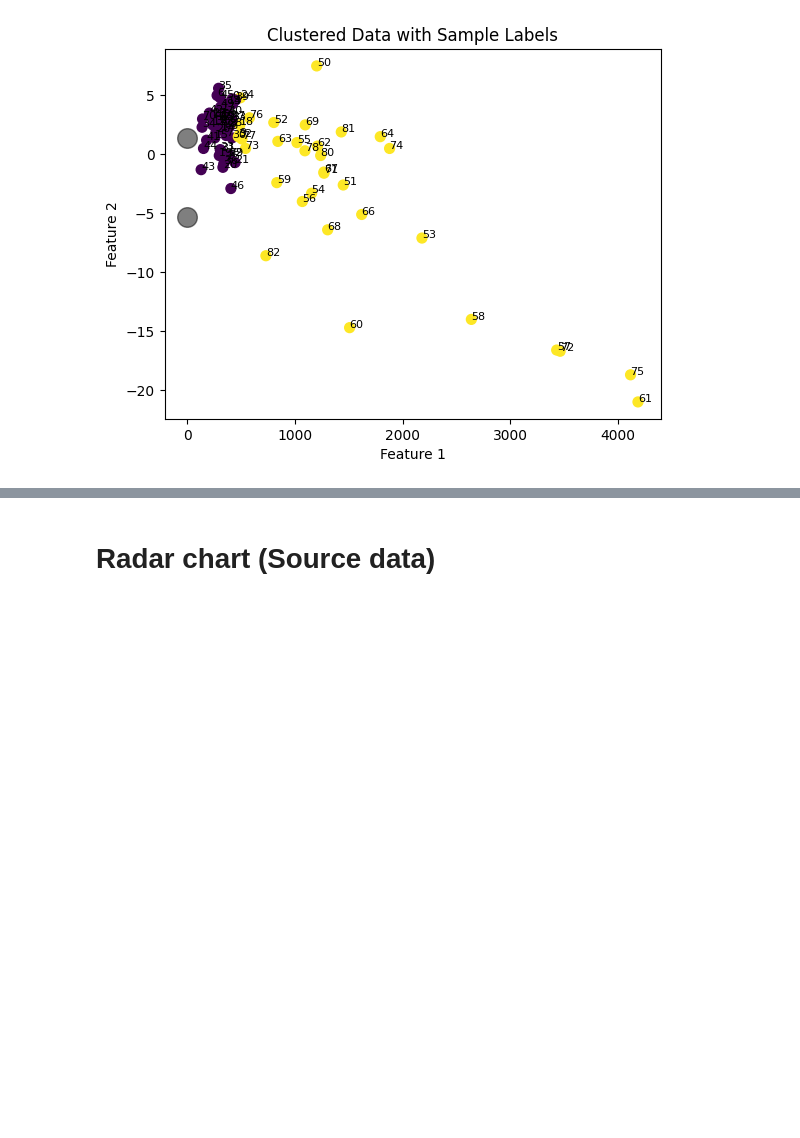
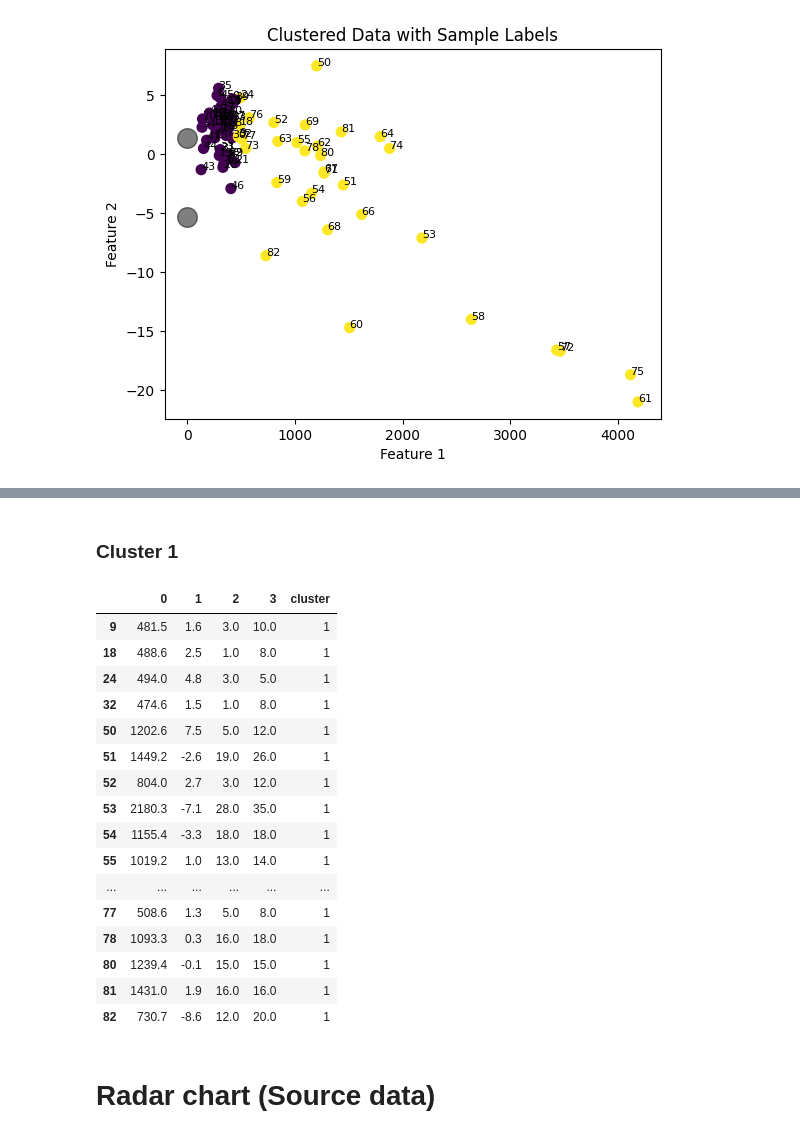
Before and after one commit to JKosciukiewicz/MLDD_Project, a Jupyter notebook: Clustering_examples.ipynb, the cells around one changed output, grey strips where cells are left out. Drawn from its saved outputs; the diff is of its cells as text; code cells hidden in the pictures; blank space fills up the shorter version.

```diff
--- a/Clustering_examples.ipynb
+++ b/Clustering_examples.ipynb
@@ -147,3 +175,27 @@ plt.show()
+# %% [markdown]
+### Cluster 1
+# %%
+cluster_1 = cluster_map[cluster_map['cluster'] == 1]
+cluster_1.to_csv('./data/kmeans_cluster_1.csv', sep=';')
+cluster_1
+# %% [output]
+|  | 0 | 1 | 2 | 3 | cluster |
+| 9 | 481.5 | 1.6 | 3.0 | 10.0 | 1 |
+| 18 | 488.6 | 2.5 | 1.0 | 8.0 | 1 |
+| 24 | 494.0 | 4.8 | 3.0 | 5.0 | 1 |
+| 32 | 474.6 | 1.5 | 1.0 | 8.0 | 1 |
+| 50 | 1202.6 | 7.5 | 5.0 | 12.0 | 1 |
+| 51 | 1449.2 | -2.6 | 19.0 | 26.0 | 1 |
+| 52 | 804.0 | 2.7 | 3.0 | 12.0 | 1 |
+| 53 | 2180.3 | -7.1 | 28.0 | 35.0 | 1 |
+| 54 | 1155.4 | -3.3 | 18.0 | 18.0 | 1 |
+| 55 | 1019.2 | 1.0 | 13.0 | 14.0 | 1 |
+| ... | ... | ... | ... | ... | ... |
+| 77 | 508.6 | 1.3 | 5.0 | 8.0 | 1 |
+| 78 | 1093.3 | 0.3 | 16.0 | 18.0 | 1 |
+| 80 | 1239.4 | -0.1 | 15.0 | 15.0 | 1 |
+| 81 | 1431.0 | 1.9 | 16.0 | 16.0 | 1 |
+| 82 | 730.7 | -8.6 | 12.0 | 20.0 | 1 |
 # %% [markdown]
 # Radar chart (Source data)
 # %%
```
Also changed, not shown: parts of 3 cells of this notebook.
